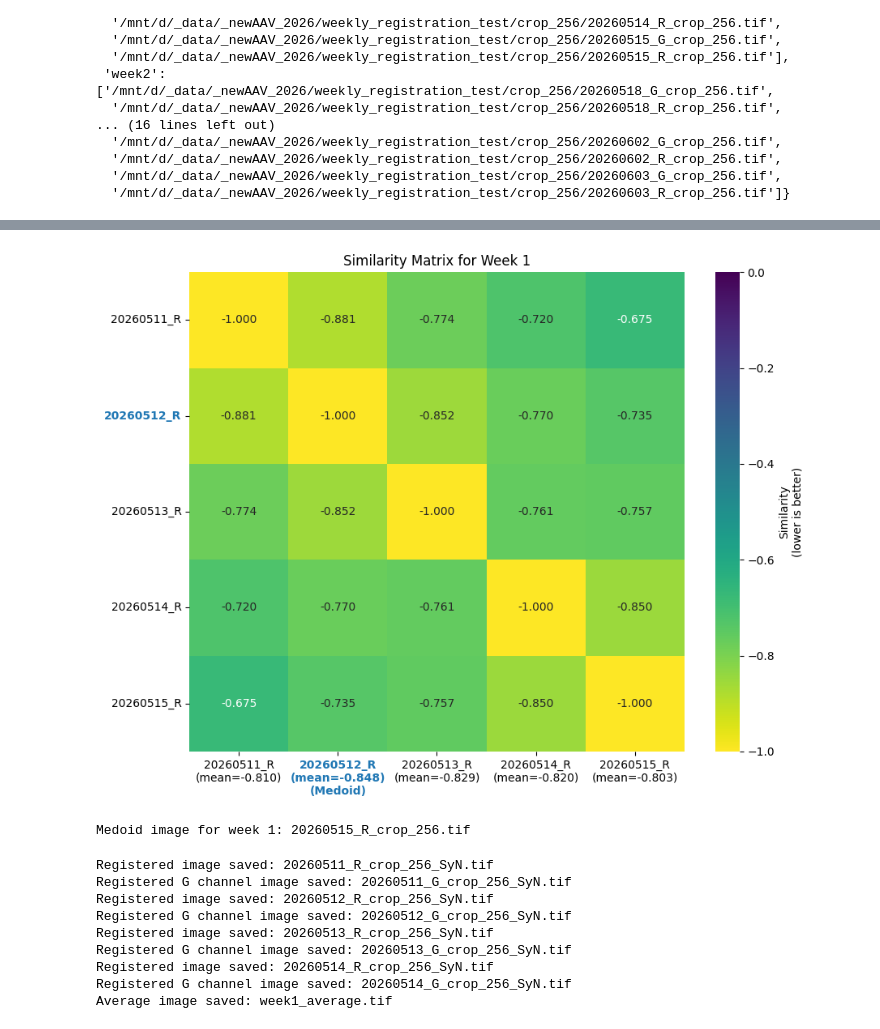
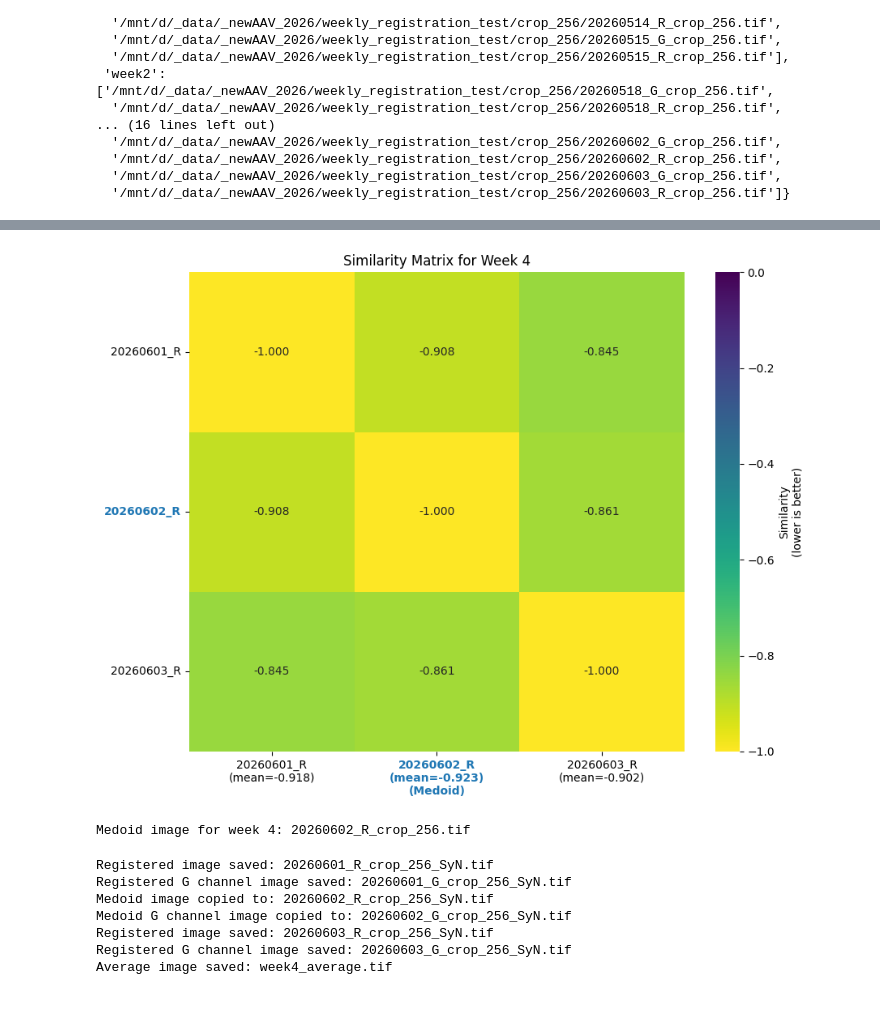
Before and after one commit to hung-lo/molecular_tracking, a Jupyter notebook: notebooks/weeklyRegister_20260531.ipynb, the cells around one changed output, grey strips where cells are left out. Saved outputs shown, nothing was run; the diff lists cells and outputs as text; code cells hidden in the pictures.

```diff
--- a/notebooks/weeklyRegister_20260531.ipynb
+++ b/notebooks/weeklyRegister_20260531.ipynb
@@ -50,0 +69,12 @@ folder_path = wslPath.to_posix(folder_path)
+# %%
+## remove all file with SyN, masks average
+cropped_folder_path = Path(r"D:\_data\_newAAV_2026\weekly_registration_test\crop_256")
+cropped_folder_path = wslPath.to_posix(cropped_folder_path)
+file_list = glob(f"{cropped_folder_path}/*.tif")
+file_list
+## remove all file with SyN, masks average
+for file in file_list:
+    if "SyN" in file or "masks" in file or "average" in file:
+        os.remove(file)
+file_list = glob(f"{cropped_folder_path}/*.tif")
+file_list
@@ -121,7 +169,9 @@ week_dict
 ## we can use ants.math.image_similarity to calculate the similarity between two images, and use that as the distance metric to find the medoid image.
 
 
-week_n = 1
+week_n = 4
+
+
 week_list = week_dict[f"week{week_n}"]
 week_list = [f for f in week_list if '_R' in f] # use the cropped images for registration
 
@@ -137,13 +187,13 @@ for a, b in itertools.combinations_with_replacement(week_list, 2):
     b_ants = ants.from_numpy(b_numpy)
     ## apply quick affine registration first before assessing correlation
     if a == b: # in case that we are comparing the same image, we don't need to register it to itself
-        warped_b_ants = b_ants
+        ## the similarity of the same image is fixed to -1, we can skip the computation
+        similarity = -1.0
     else:
         warped_parms = ants.registration(fixed=a_ants, moving=b_ants, type_of_transform='Affine')
         warped_b_ants = warped_parms['warpedmovout']
-
-    # similarity = ants.image_similarity(a_ants, b_ants, metric_type='MattesMutualInformation')
-    similarity = ants.image_similarity(a_ants, warped_b_ants, metric_type='Correlation') ## convert to positive similarity, higher is more similar
+        # similarity = ants.image_similarity(a_ants, b_ants, metric_type='MattesMutualInformation')
+        similarity = ants.image_similarity(a_ants, warped_b_ants, metric_type='Correlation') ## convert to positive similarity, higher is more similar
 
     print(f"Similarity between {a.split('/')[-1]} and {b.split('/')[-1]}: {similarity}")
     similarity_dict[(a, b)] = similarity
@@ -192,41 +233,49 @@ medoid_index = np.nanargmin(mean_similarity)
 xtick_labels = [
     f"{Path(f).name.split('_crop')[0]}\n(mean={mean_similarity[i]:.3f})"
     if i != medoid_index
     else f"{Path(f).name.split('_crop')[0]}\n(mean={mean_similarity[i]:.3f})\n(Medoid)"
     for i, f in enumerate(week_list)
 ]
 plt.xticks(
     ticks=np.arange(len(week_list)) + 0.5,
     labels=xtick_labels,
     rotation=0,
     ha='center'
 )
 ax = plt.gca()
 for idx, label in enumerate(ax.get_xticklabels()):
     if idx == medoid_index:
         label.set_color('C0')
         label.set_fontweight('bold')
 for idx, label in enumerate(ax.get_yticklabels()):
     if idx == medoid_index:
         label.set_color('C0')
         label.set_fontweight('bold')
 plt.tight_layout()
 plt.show()
 
 
 ## find the most similar image to all other images, which is the medoid image of that week
 similarity_sums = np.nansum(similarity_matrix, axis=1)
-medoid_index = np.nanargmax(similarity_sums) # find the one with the smallest average distance to all other images
+medoid_index = np.nanargmin(similarity_sums) # find the one with the smallest average distance to all other images
 medoid_image = week_list[medoid_index]
 print(f"Medoid image for week {week_n}: {Path(medoid_image).name}")
 # %% [output]
-[figure, old version]
+[figure, new version]
-Medoid image for week 1: 20260515_R_crop_256.tif
+Medoid image for week 4: 20260602_R_crop_256.tif
 # %%
 ## perform SyN registration for all images in that week to the medoid image, and save the registered images in the same folder with "_SyN" suffix
 medoid_ants = ants.from_numpy(io.imread(medoid_image))
 for image_path in week_list:
     if image_path == medoid_image:
+        ## directly copy the medoid image to the output folder with "_SyN" suffix
+        output_path = Path(image_path).parent / f"{Path(image_path).stem}_SyN.tif"
+        io.imsave(output_path, io.imread(image_path), check_contrast=False)
+        print(f"Medoid image copied to: {output_path.name}")
+        ## same for green channel
+        output_path_g = Path(image_path.replace('_R', '_G')).parent / f"{Path(image_path.replace('_R', '_G')).stem}_SyN.tif"
+        io.imsave(output_path_g, io.imread(image_path.replace('_R', '_G')), check_contrast=False)
+        print(f"Medoid G channel image copied to: {output_path_g.name}")
         continue
     moving_ants = ants.from_numpy(io.imread(image_path))
     reg = ants.registration(fixed=medoid_ants, moving=moving_ants, type_of_transform='SyN')
@@ -256,14 +305,12 @@ output_path = Path(folder_path) /"crop_256" / f"week{week_n}_average.tif"
 io.imsave(output_path, average_image.astype(np.uint16), check_contrast=False)
 print(f"Average image saved: {output_path.name}")
 # %% [output]
-Registered image saved: 20260511_R_crop_256_SyN.tif
-Registered G channel image saved: 20260511_G_crop_256_SyN.tif
-Registered image saved: 20260512_R_crop_256_SyN.tif
-Registered G channel image saved: 20260512_G_crop_256_SyN.tif
-Registered image saved: 20260513_R_crop_256_SyN.tif
-Registered G channel image saved: 20260513_G_crop_256_SyN.tif
-Registered image saved: 20260514_R_crop_256_SyN.tif
-Registered G channel image saved: 20260514_G_crop_256_SyN.tif
-Average image saved: week1_average.tif
+Registered image saved: 20260601_R_crop_256_SyN.tif
+Registered G channel image saved: 20260601_G_crop_256_SyN.tif
+Medoid image copied to: 20260602_R_crop_256_SyN.tif
+Medoid G channel image copied to: 20260602_G_crop_256_SyN.tif
+Registered image saved: 20260603_R_crop_256_SyN.tif
+Registered G channel image saved: 20260603_G_crop_256_SyN.tif
+Average image saved: week4_average.tif
 # %%
 ## test cellpose SAM here
```
Also changed, not shown: parts of 14 cells of this notebook, 1 other file.
